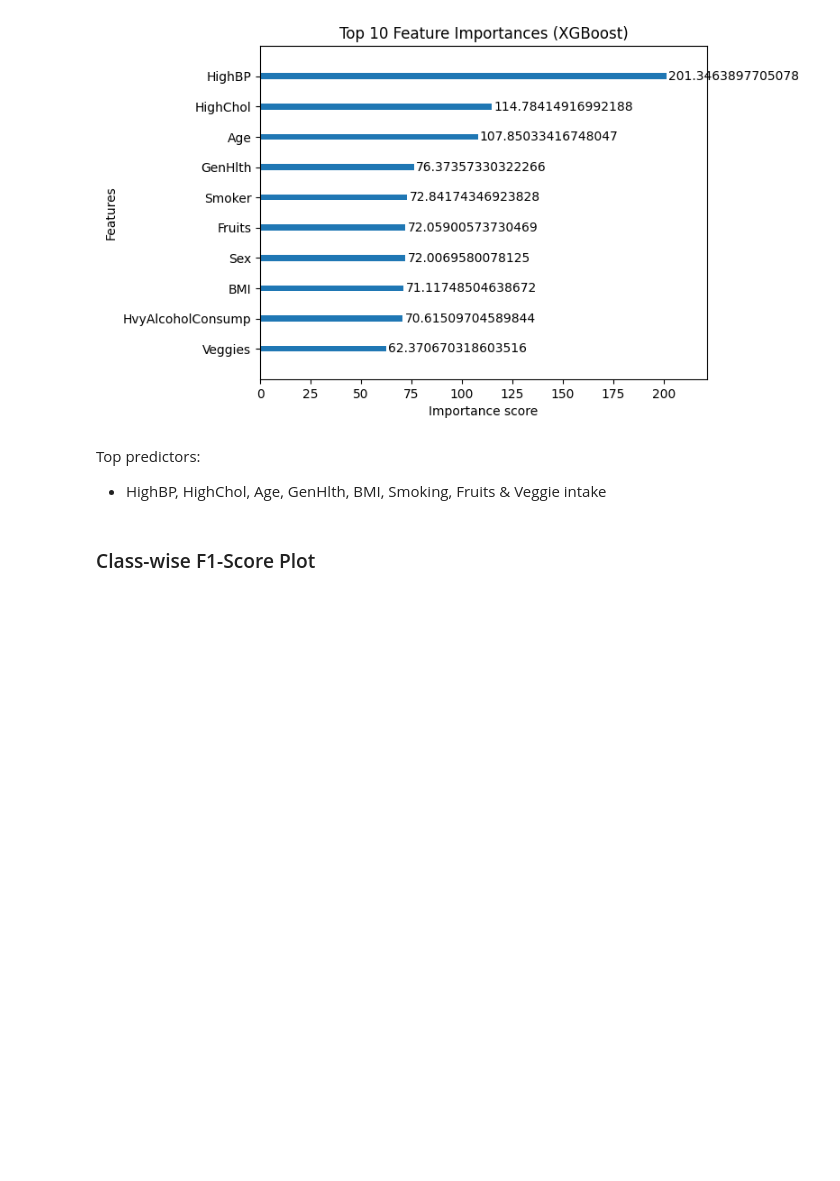
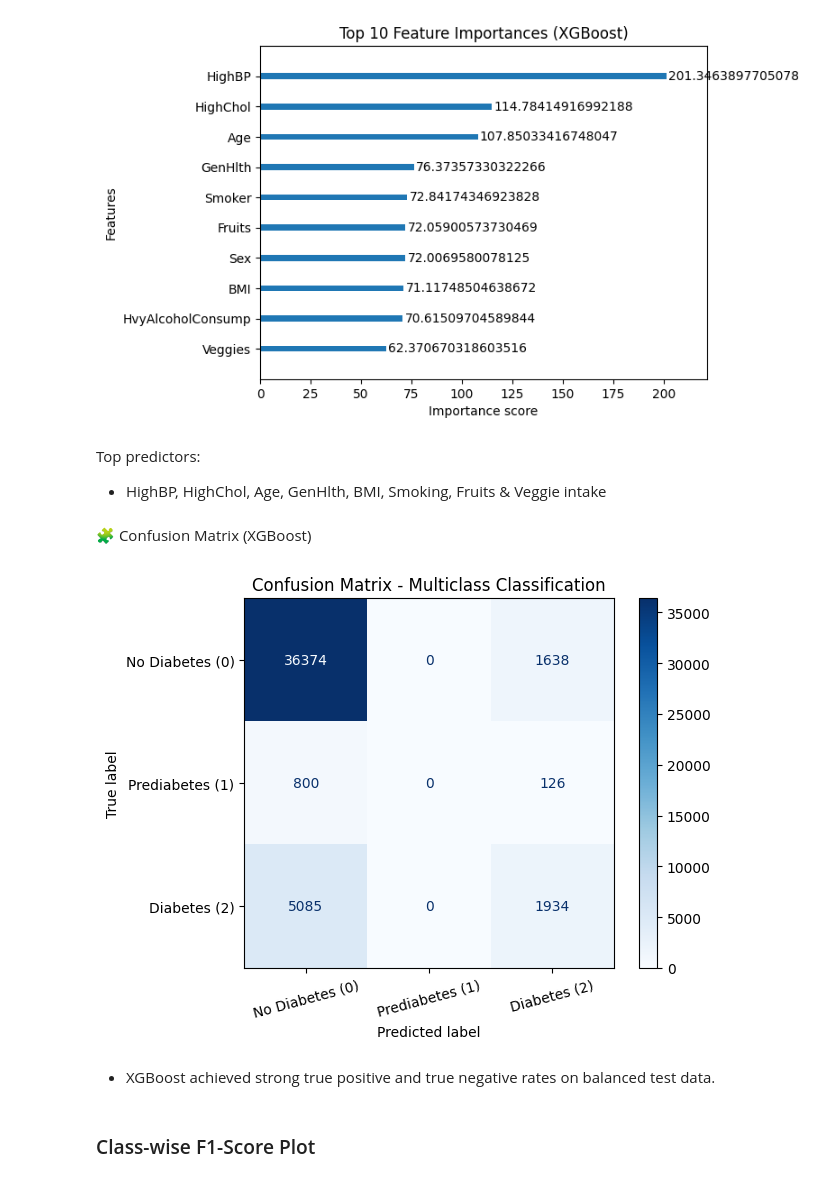
Before and after one commit to Hema3-gold/Diabetes_data_analysis, a Jupyter notebook: diabetes-multiclass-012/diabetes_multiclass_analysis.ipynb, the cells around one changed output. Drawn from its saved outputs; the diff is of its cells as text; code cells hidden in the pictures; blank space fills up the shorter version.

```diff
--- a/diabetes-multiclass-012/diabetes_multiclass_analysis.ipynb
+++ b/diabetes-multiclass-012/diabetes_multiclass_analysis.ipynb
@@ -461,6 +461,30 @@ plt.show()
 # %% [markdown]
 Top predictors:
 - HighBP, HighChol, Age, GenHlth, BMI, Smoking, Fruits & Veggie intake
+# %% [markdown]
+🧩 Confusion Matrix (XGBoost)
+# %%
+from sklearn.metrics import confusion_matrix, ConfusionMatrixDisplay
+import matplotlib.pyplot as plt
+
+# Predict on test set
+y_pred = xgb_model.predict(X_test)
+
+# Create confusion matrix
+cm = confusion_matrix(y_test, y_pred)
+
+# Display with class labels
+labels = ['No Diabetes (0)', 'Prediabetes (1)', 'Diabetes (2)']
+
+disp = ConfusionMatrixDisplay(confusion_matrix=cm, display_labels=labels)
+disp.plot(cmap='Blues', values_format='d')  # 'd' for integer format
+plt.title("Confusion Matrix - Multiclass Classification")
+plt.xticks(rotation=15)
+plt.show()
+# %% [output]
+[figure, added]
+# %% [markdown]
+- XGBoost achieved strong true positive and true negative rates on balanced test data.
 # %% [markdown]
 ### Class-wise F1-Score Plot
 # %%
```
